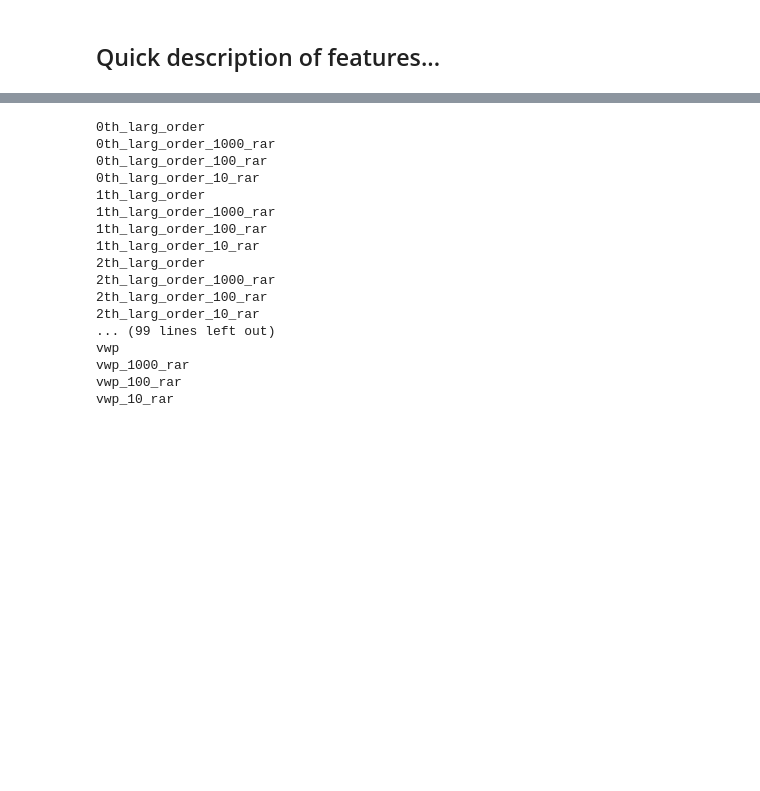
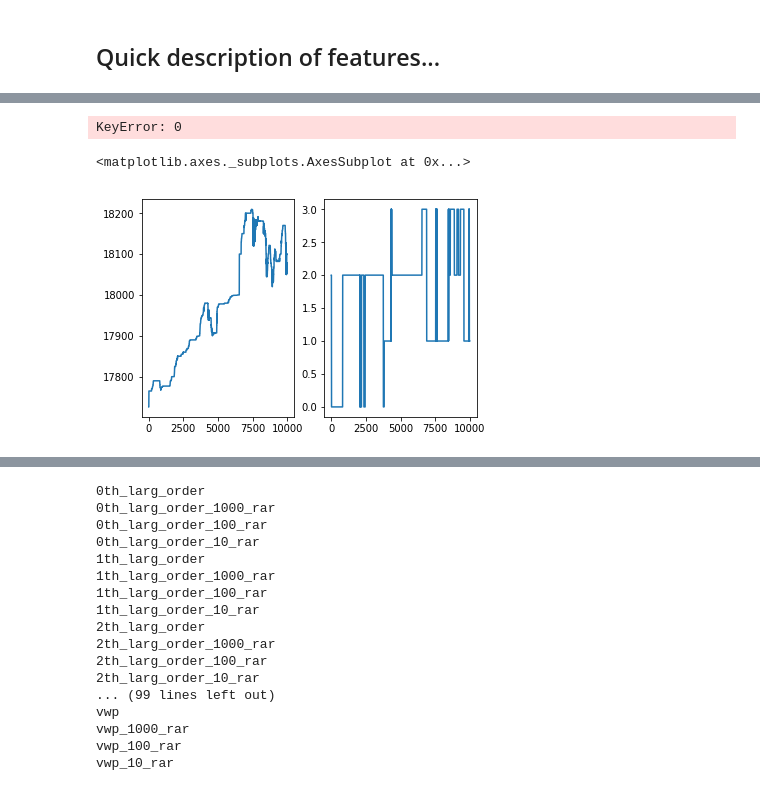
Before and after one commit to braddeutsch/example_pipeline, a Jupyter notebook: notebooks/feature_analysis.ipynb, the cells around one changed output, grey strips where cells are left out. Saved outputs shown, nothing was run; the diff lists cells and outputs as text; code cells hidden in the pictures; blank space fills up the shorter version.

Commit message:
added time series plots notebook, added target generator function

```diff
--- a/notebooks/feature_analysis.ipynb
+++ b/notebooks/feature_analysis.ipynb
@@ -82,0 +112,32 @@ C:\Users\Brad Deutsch\Documents\Projects\btc_battle\data_downloads\2017-12-16-GD
+# %%
+from datetime import timedelta
+import numpy as np
+
+def hhmax(row):
+    ser = data_df['price'][(data_df['time'] > row) &
+               (data_df['time'] <= row + timedelta(minutes=30))]
+
+    minY = np.min(ser)
+    maxY = np.max(ser)
+    currentY = ser[0]
+
+    thresh_low = currentY * (1 - 0.0025)
+    thres_hi = currentY * (1 + 0.0025)
+
+    exceeds_low == minY <= thresh_low
+    exceeds_hi == maxY >= thresh_hi
+
+    if (not exceeds_low) and (not exceeds_hi):
+        target = 0
+    elif (exceeds_low) and (not exceeds_hi):
+        target = 1
+    elif (not exceeds_low) and (exceeds_hi):
+        target = 2
+    else:
+        target = 3
+
+    return target
+
+data_df['MinY'] = data_df['time'].apply(hhmax)
+# %% [output]
+KeyError: 0
@@ -82,0 +180,13 @@ C:\Users\Brad Deutsch\Documents\Projects\btc_battle\data_downloads\2017-12-16-GD
+# %%
+data = pd.read_csv('target_test.csv')
+# %%
+layout = (1,2)
+price_ax = plt.subplot2grid(layout,  (0,0))
+target_ax = plt.subplot2grid(layout,  (0,1))
+
+
+data['price'][:10000].plot(ax=price_ax)
+data['target'][:10000].plot(ax=target_ax)
+# %% [output]
+<matplotlib.axes._subplots.AxesSubplot at 0x...>
+[figure, added]
```
Also changed, not shown: parts of 9 cells of this notebook, 3 other files.
